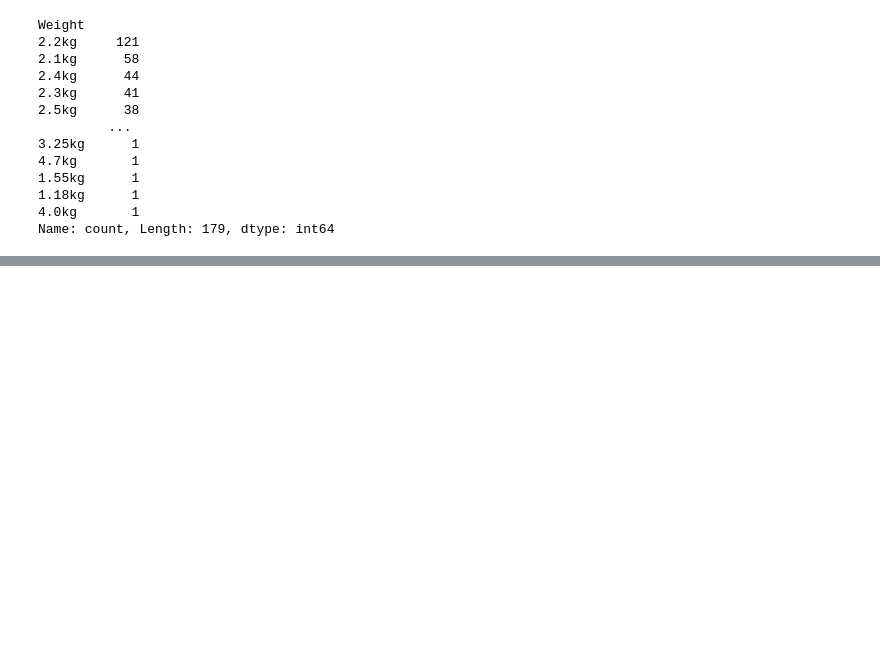
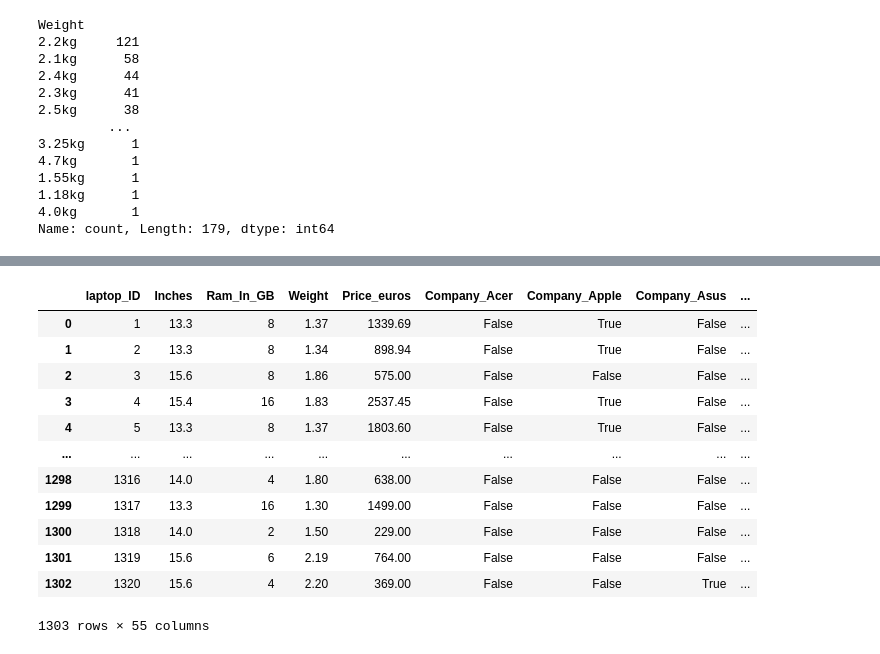
Before and after one commit to edeniyanda/LaptopPricingAI, a Jupyter notebook: main.ipynb, the cells around one changed output, grey strips where cells are left out. Saved outputs shown, nothing was run; the diff lists cells and outputs as text; code cells hidden in the pictures; blank space fills up the shorter version.

```diff
--- a/main.ipynb
+++ b/main.ipynb
@@ -552,7 +552,7 @@ def get_Sum_MB(string):
     if "+" in string:
         string = string.split("+")
         p1, p2 = string[0].strip(), string[1].strip()
-        return float(get_to_MB(p1.split(" ")[0])), float(get_to_MB(p2.split(" ")[0]))
+        return float(get_to_MB(p1.split(" ")[0])) + float(get_to_MB(p2.split(" ")[0]))
 # %%
 # Handle expanded storage by splitting and summing up
 data['Total_Memory_MB'] = data['Memory'].apply(lambda x : get_Sum_MB(x) if "+" in x else get_to_MB(x.split(" ")[0]))
@@ -764,4 +764,4 @@ Weight
 4.0kg       1
 Name: count, Length: 179, dtype: int64
 # %%
-data["Weight"].apply(lambda x: x[:-2]).astype("float")
+data["Weight"] = data["Weight"].apply(lambda x: x[:-2]).astype("float")
@@ -780,0 +840,2 @@ Name: Weight, Length: 1303, dtype: float64
+# %%
+data["Total_Memory_MB"]  = data["Total_Memory_MB"].astype("float")
@@ -780,0 +862,22 @@ Name: Weight, Length: 1303, dtype: float64
+# %%
+# One-hot encode MemoryType
+MemoryType_Categories = pd.get_dummies(data['MemoryType'], prefix='MemoryType')
+
+# Add the new columns and drop the original
+data = data.join(MemoryType_Categories).drop('MemoryType', axis=1)
+# %%
+data
+# %% [output]
+|  | laptop_ID | Inches | Ram_In_GB | Weight | Price_euros | Company_Acer | Company_Apple | Company_Asus | ... |
+| 0 | 1 | 13.3 | 8 | 1.37 | 1339.69 | False | True | False | ... |
+| 1 | 2 | 13.3 | 8 | 1.34 | 898.94 | False | True | False | ... |
+| 2 | 3 | 15.6 | 8 | 1.86 | 575.00 | False | False | False | ... |
+| 3 | 4 | 15.4 | 16 | 1.83 | 2537.45 | False | True | False | ... |
+| 4 | 5 | 13.3 | 8 | 1.37 | 1803.60 | False | True | False | ... |
+| ... | ... | ... | ... | ... | ... | ... | ... | ... | ... |
+| 1298 | 1316 | 14.0 | 4 | 1.80 | 638.00 | False | False | False | ... |
+| 1299 | 1317 | 13.3 | 16 | 1.30 | 1499.00 | False | False | False | ... |
+| 1300 | 1318 | 14.0 | 2 | 1.50 | 229.00 | False | False | False | ... |
+| 1301 | 1319 | 15.6 | 6 | 2.19 | 764.00 | False | False | False | ... |
+| 1302 | 1320 | 15.6 | 4 | 2.20 | 369.00 | False | False | True | ... |
+1303 rows × 55 columns
```
Also changed, not shown: parts of 7 cells of this notebook, 1 other file.
